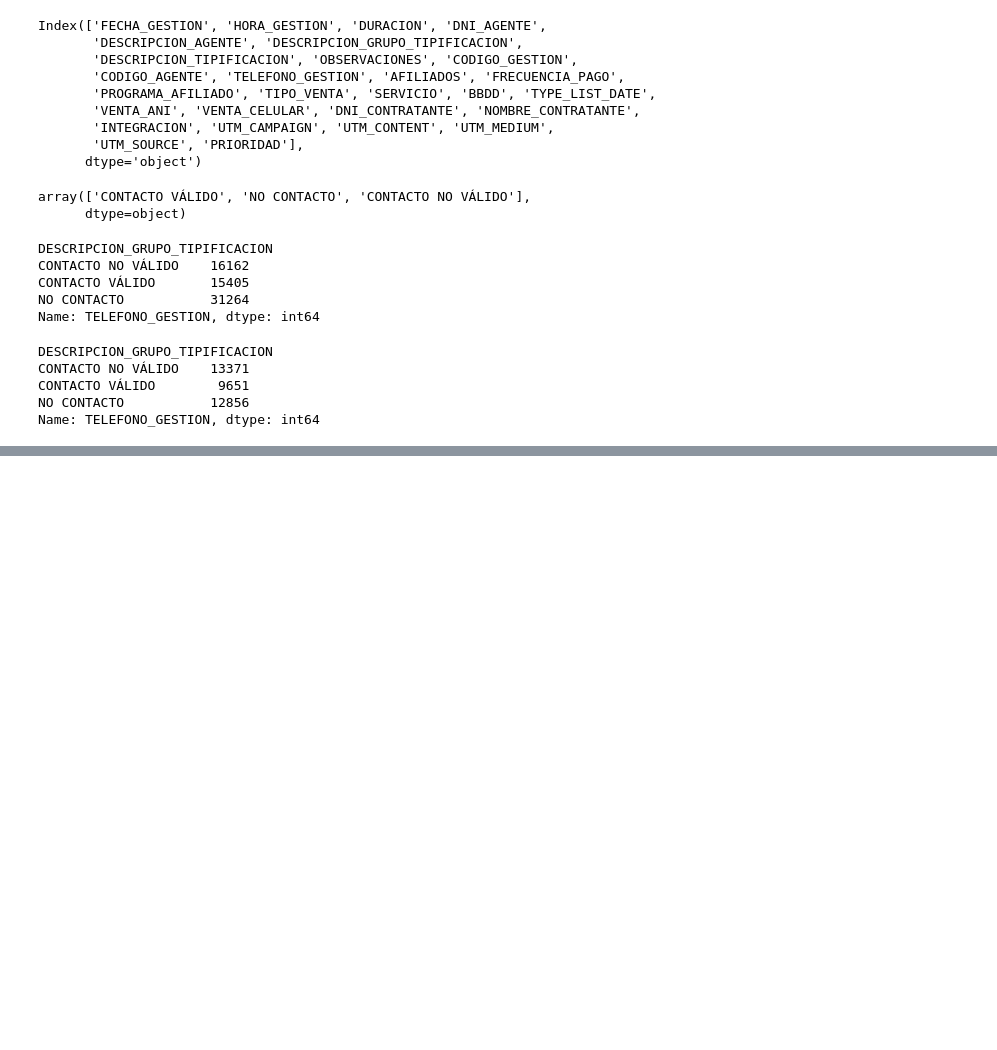
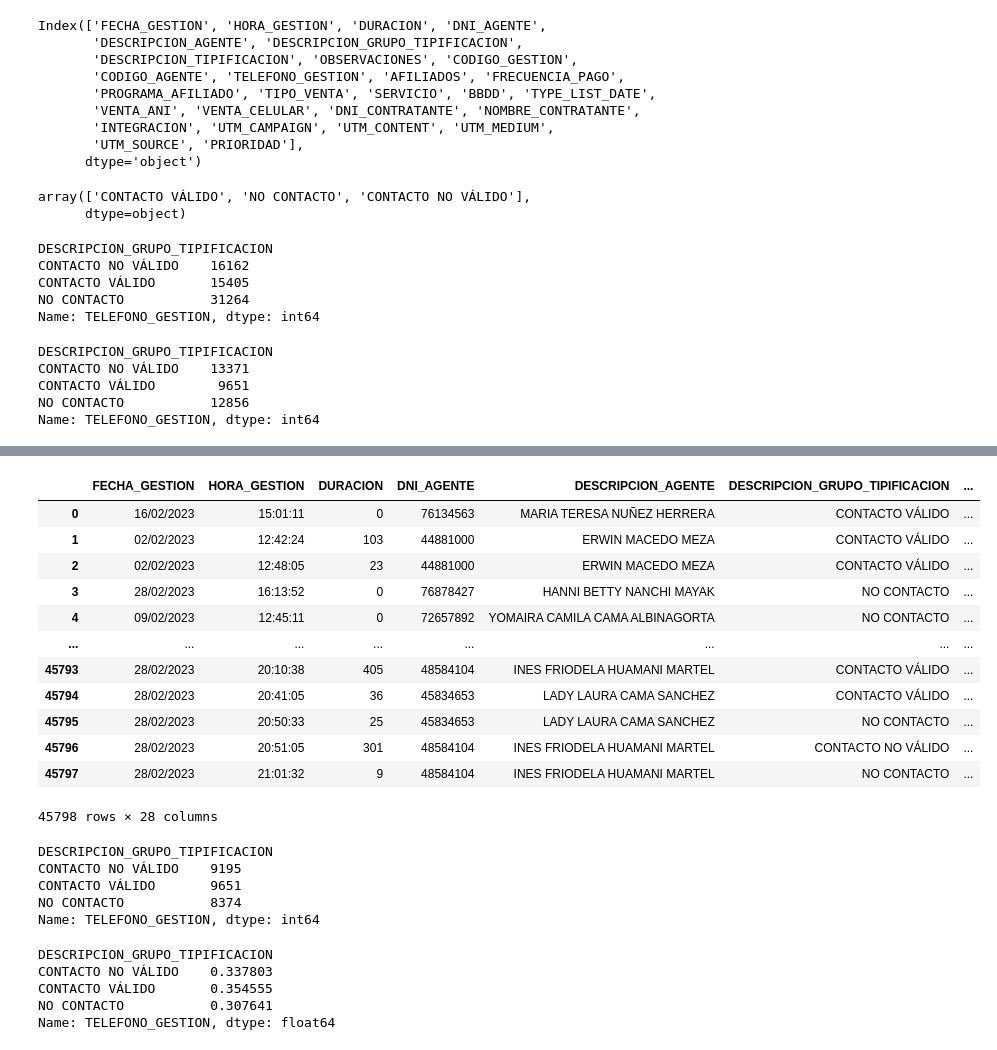
Before and after one commit to maary17/TrabajoBCP, a Jupyter notebook: ObtenerContactoValidoClientes.ipynb, the cells around one changed output, grey strips where cells are left out. Cells and saved outputs as stored; diff of their text form; code cells hidden in the pictures; blank space fills up the shorter version.

```diff
--- a/ObtenerContactoValidoClientes.ipynb
+++ b/ObtenerContactoValidoClientes.ipynb
@@ -110,8 +120,52 @@ True
+# %%
+columnas=['FECHA_GESTION', 'HORA_GESTION', 'DURACION', 'DNI_AGENTE',
+       'DESCRIPCION_AGENTE', 'DESCRIPCION_GRUPO_TIPIFICACION',
+       'DESCRIPCION_TIPIFICACION', 'OBSERVACIONES', 'CODIGO_GESTION',
+       'CODIGO_AGENTE', 'TELEFONO_GESTION', 'AFILIADOS', 'FRECUENCIA_PAGO',
+       'PROGRAMA_AFILIADO', 'TIPO_VENTA', 'SERVICIO', 'BBDD', 'TYPE_LIST_DATE',
+       'VENTA_ANI', 'VENTA_CELULAR', 'DNI_CONTRATANTE', 'NOMBRE_CONTRATANTE',
+       'INTEGRACION', 'UTM_CAMPAIGN', 'UTM_CONTENT', 'UTM_MEDIUM',
+       'UTM_SOURCE', 'PRIORIDAD']
 # %%
+DF_final=pd.DataFrame(columns=columnas)
 for cel in telefonos:
-    df_temp=SCC[SCC['TELEFONO_GESTION']==i]
+    df_temp=SCC[SCC['TELEFONO_GESTION']==cel]
     df_temp_CV=df_temp[df_temp['DESCRIPCION_GRUPO_TIPIFICACION']=='CONTACTO VÁLIDO']
     if df_temp_CV.empty==True:
         df_concatencar=df_temp
     else:
         df_concatencar=df_temp_CV
+
+    DF_final=pd.concat([DF_final,df_concatencar], ignore_index=True)
+# %%
+DF_final
+# %% [output]
+|  | FECHA_GESTION | HORA_GESTION | DURACION | DNI_AGENTE | DESCRIPCION_AGENTE | DESCRIPCION_GRUPO_TIPIFICACION | ... |
+| 0 | 16/02/2023 | 15:01:11 | 0 | 76134563 | MARIA TERESA NUÑEZ HERRERA | CONTACTO VÁLIDO | ... |
+| 1 | 02/02/2023 | 12:42:24 | 103 | 44881000 | ERWIN MACEDO MEZA | CONTACTO VÁLIDO | ... |
+| 2 | 02/02/2023 | 12:48:05 | 23 | 44881000 | ERWIN MACEDO MEZA | CONTACTO VÁLIDO | ... |
+| 3 | 28/02/2023 | 16:13:52 | 0 | 76878427 | HANNI BETTY NANCHI MAYAK | NO CONTACTO | ... |
+| 4 | 09/02/2023 | 12:45:11 | 0 | 72657892 | YOMAIRA CAMILA CAMA ALBINAGORTA | NO CONTACTO | ... |
+| ... | ... | ... | ... | ... | ... | ... | ... |
+| 45793 | 28/02/2023 | 20:10:38 | 405 | 48584104 | INES FRIODELA HUAMANI MARTEL | CONTACTO VÁLIDO | ... |
+| 45794 | 28/02/2023 | 20:41:05 | 36 | 45834653 | LADY LAURA CAMA SANCHEZ | CONTACTO VÁLIDO | ... |
+| 45795 | 28/02/2023 | 20:50:33 | 25 | 45834653 | LADY LAURA CAMA SANCHEZ | NO CONTACTO | ... |
+| 45796 | 28/02/2023 | 20:51:05 | 301 | 48584104 | INES FRIODELA HUAMANI MARTEL | CONTACTO NO VÁLIDO | ... |
+| 45797 | 28/02/2023 | 21:01:32 | 9 | 48584104 | INES FRIODELA HUAMANI MARTEL | NO CONTACTO | ... |
+45798 rows × 28 columns
+# %%
+DF_final.groupby('DESCRIPCION_GRUPO_TIPIFICACION')['TELEFONO_GESTION'].nunique()
+# %% [output]
+DESCRIPCION_GRUPO_TIPIFICACION
+CONTACTO NO VÁLIDO    9195
+CONTACTO VÁLIDO       9651
+NO CONTACTO           8374
+Name: TELEFONO_GESTION, dtype: int64
+# %%
+DF_final.groupby('DESCRIPCION_GRUPO_TIPIFICACION')['TELEFONO_GESTION'].nunique()/(9195+9651+8374)
+# %% [output]
+DESCRIPCION_GRUPO_TIPIFICACION
+CONTACTO NO VÁLIDO    0.337803
+CONTACTO VÁLIDO       0.354555
+NO CONTACTO           0.307641
+Name: TELEFONO_GESTION, dtype: float64
```
Also changed, not shown: parts of 8 cells of this notebook, 1 other file.
